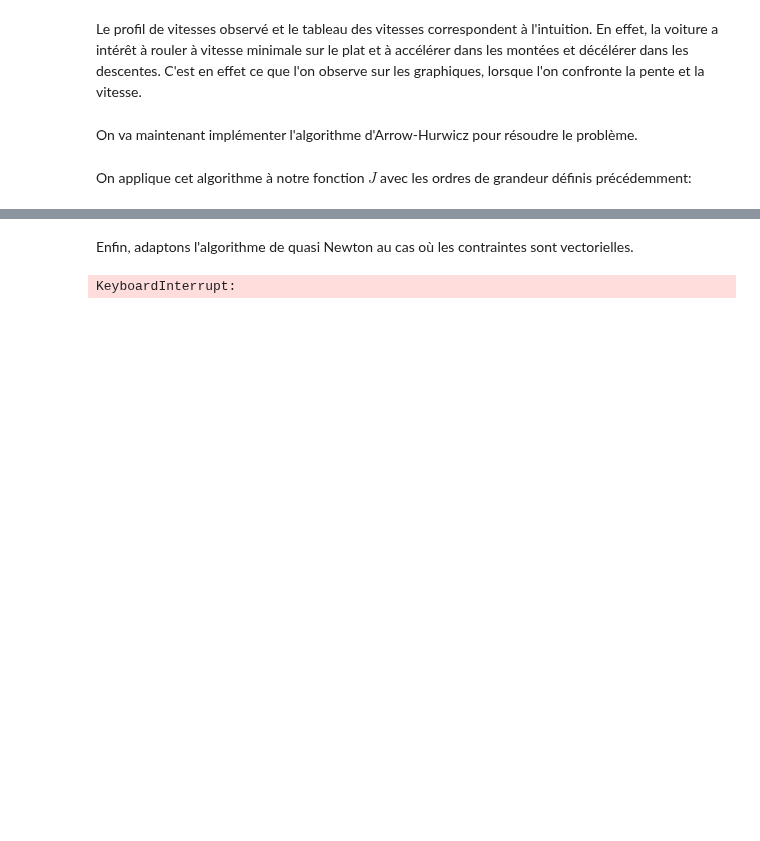
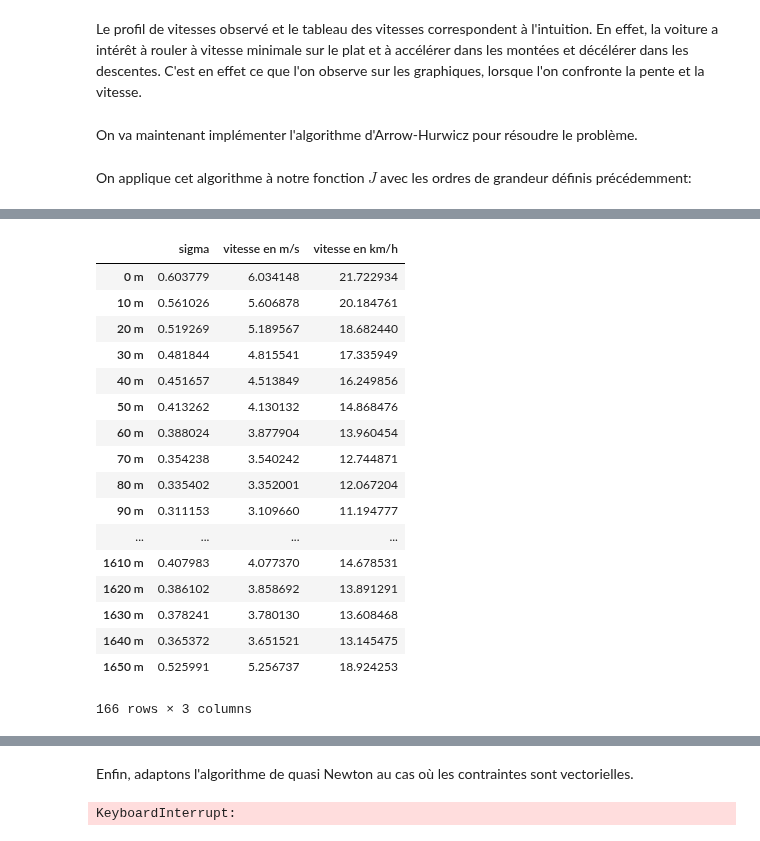
Before and after one commit to SandraClodion/projet-optim, a Jupyter notebook: Projet-optim.ipynb, the cells around one changed output, grey strips where cells are left out. Drawn from its saved outputs; the diff is of its cells as text; code cells hidden in the pictures; blank space fills up the shorter version.

```diff
--- a/Projet-optim.ipynb
+++ b/Projet-optim.ipynb
@@ -886,0 +911,24 @@ KeyboardInterrupt:
+# %%
+tableau_résultat_2 = pd.DataFrame(res3[0], index = [f"{10*i} m" for i in range(n2)], columns = ["sigma"])
+tableau_résultat_2["vitesse en m/s"]=(L/n2)*tableau_résultat_2["sigma"]
+tableau_résultat_2["vitesse en km/h"] = 3.6*tableau_résultat_2["vitesse en m/s"]
+tableau_résultat_2
+# %% [output]
+|  | sigma | vitesse en m/s | vitesse en km/h |
+| 0 m | 0.603779 | 6.034148 | 21.722934 |
+| 10 m | 0.561026 | 5.606878 | 20.184761 |
+| 20 m | 0.519269 | 5.189567 | 18.682440 |
+| 30 m | 0.481844 | 4.815541 | 17.335949 |
+| 40 m | 0.451657 | 4.513849 | 16.249856 |
+| 50 m | 0.413262 | 4.130132 | 14.868476 |
+| 60 m | 0.388024 | 3.877904 | 13.960454 |
+| 70 m | 0.354238 | 3.540242 | 12.744871 |
+| 80 m | 0.335402 | 3.352001 | 12.067204 |
+| 90 m | 0.311153 | 3.109660 | 11.194777 |
+| ... | ... | ... | ... |
+| 1610 m | 0.407983 | 4.077370 | 14.678531 |
+| 1620 m | 0.386102 | 3.858692 | 13.891291 |
+| 1630 m | 0.378241 | 3.780130 | 13.608468 |
+| 1640 m | 0.365372 | 3.651521 | 13.145475 |
+| 1650 m | 0.525991 | 5.256737 | 18.924253 |
+166 rows × 3 columns
```
Also changed, not shown: parts of 13 cells of this notebook.
